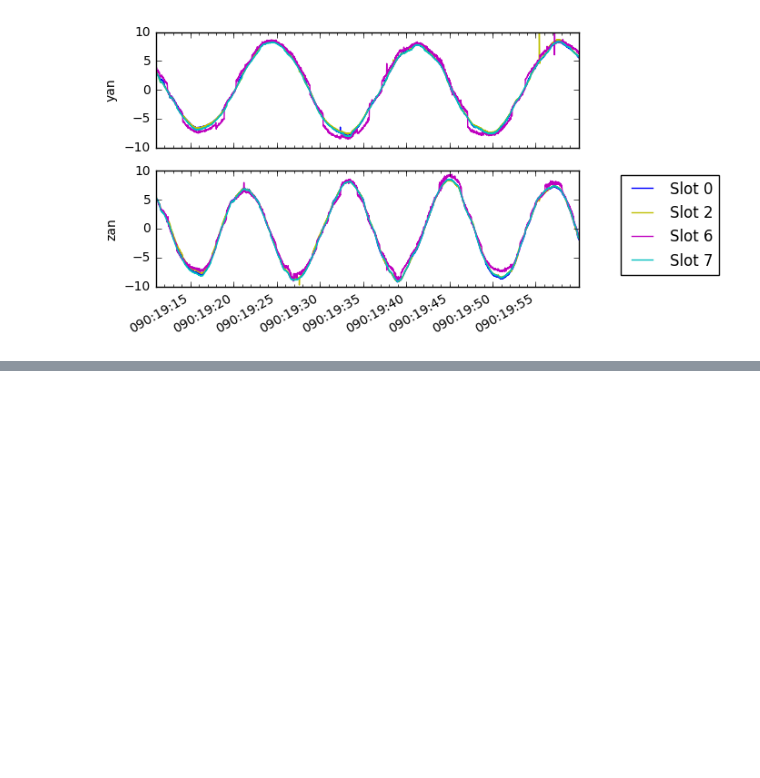
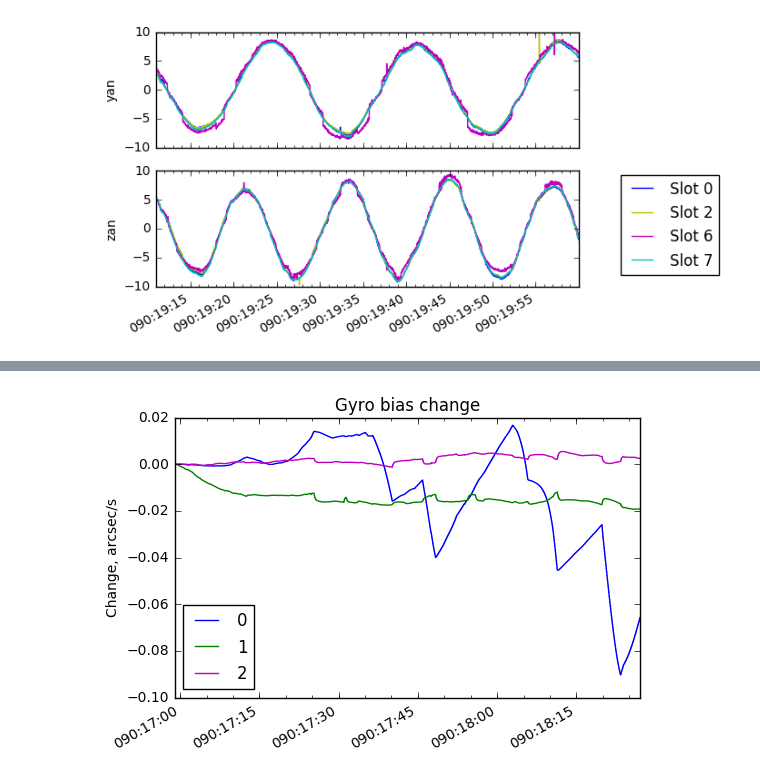
Before and after one commit to malgosias/bsh_2017_090, a Jupyter notebook: bsh_2017_090.ipynb, the cells around one changed output, grey strips where cells are left out. Saved outputs shown, nothing was run; the diff lists cells and outputs as text; code cells hidden in the pictures; blank space fills up the shorter version.

```diff
--- a/bsh_2017_090.ipynb
+++ b/bsh_2017_090.ipynb
@@ -40,0 +75,17 @@ plt.show()
+# %%
+idxs = []
+for time in times:
+    idx = (np.abs(dat['aoacmag0'].times - DateTime(time).secs)).argmin()
+    idxs.append(idx)
+
+for idx in idxs:
+    rows = []
+    for slot in np.arange(3, 8):
+        yag = dat['aoacyan{}'.format(slot)].vals[idx]
+        zag = dat['aoaczan{}'.format(slot)].vals[idx]
+        mag = dat['aoacmag{}'.format(slot)].vals[idx]
+        row = {'slot': slot, 'yag': yag, 'zag': zag, 'mag': mag}
+        rows.append(row)
+    t = Table(rows)
+
+    print(t['slot', 'yag', 'zag', 'mag'])
@@ -109,0 +343,15 @@ plt.show()
+# %%
+dat = fetch.MSIDset(['aogbias*'], start=grnd_sol['time'][0], stop=grnd_sol['time'][-1])
+# %%
+for i, color in zip(range(3), 'bgm'):
+    msid = dat['aogbias{}'.format(i + 1)]
+    plot_cxctime(msid.times,
+                 ((msid.vals - msid.vals[0]) * u.radian / u.s).to('arcsec/s'),
+                 color=color,
+                 label='{}'.format(i))
+plt.legend(loc='best')
+plt.ylabel('Change, arcsec/s')
+plt.title('Gyro bias change')
+plt.show()
+# %% [output]
+[figure, added]
```
Also changed, not shown: parts of 15 cells of this notebook.
